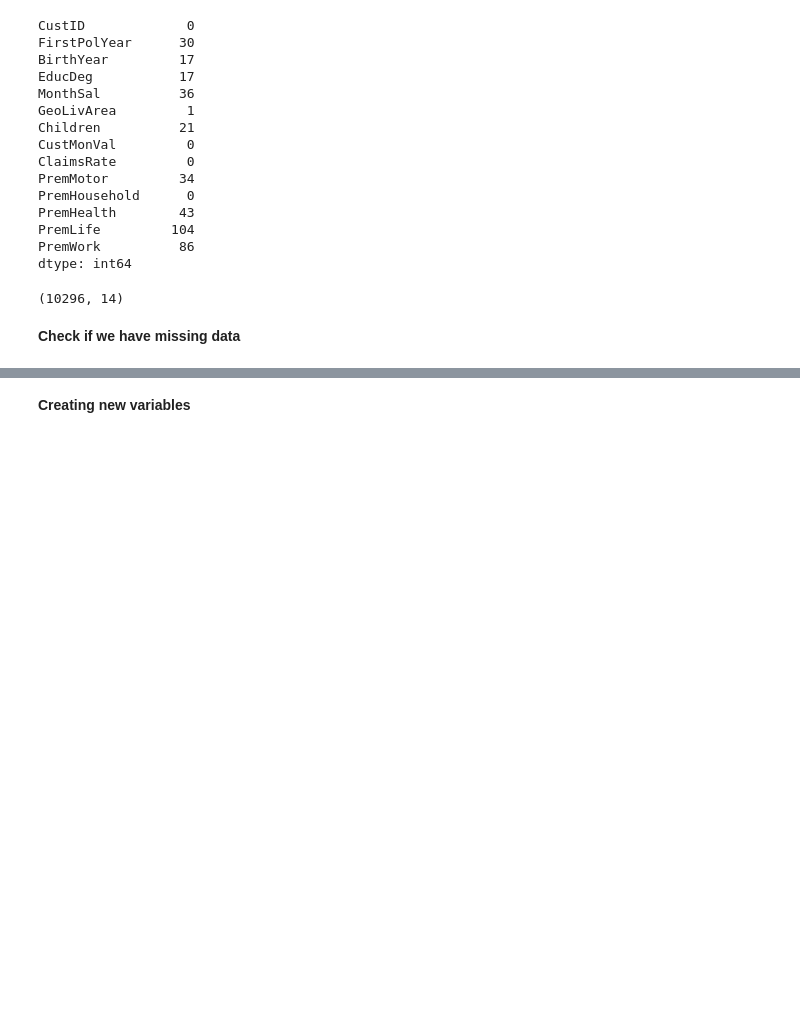
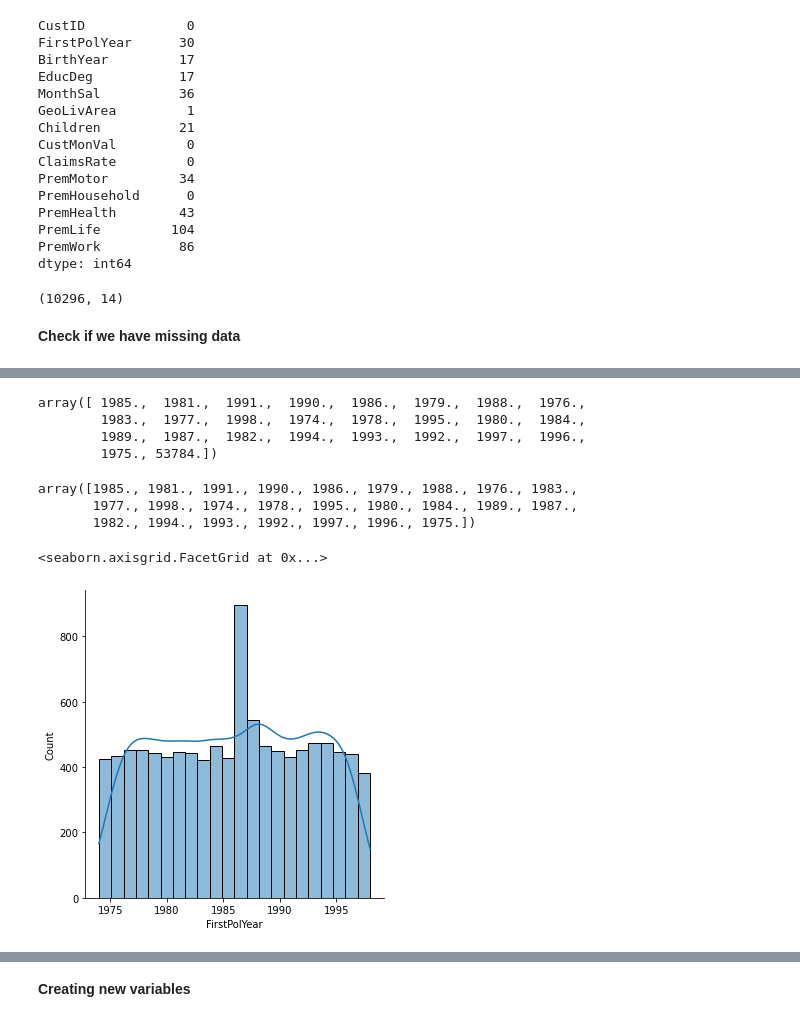
Before and after one commit to miguelince/insurance-clustering, a Jupyter notebook: code/Project.ipynb, the cells around one changed output, grey strips where cells are left out. Cells and saved outputs as stored; diff of their text form; code cells hidden in the pictures; blank space fills up the shorter version.

```diff
--- a/code/Project.ipynb
+++ b/code/Project.ipynb
@@ -69,10 +79,22 @@ In the data we can find that we have in total 309 rows with missing data. First
 # %%
-## imputing product premiums
+## imputing product premiums with 0
 
 dataset['PremMotor'].fillna(0, inplace=True)
 dataset['PremHealth'].fillna(0, inplace=True)
 dataset['PremLife'].fillna(0, inplace=True)
 dataset['PremWork'].fillna(0, inplace=True)
+
+## impute continuos variavels with the median
+
+dataset['MonthSal'].fillna(dataset['MonthSal'].median(),inplace=True)
+
+## impute discrete and categorical varibles with the mode
+
+dataset['FirstPolYear'].fillna(dataset['FirstPolYear'].mode()[0],inplace=True)
+dataset['BirthYear'].fillna(dataset['BirthYear'].mode()[0],inplace=True)
+dataset['EducDeg'].fillna(dataset['EducDeg'].mode()[0],inplace=True)
+dataset['GeoLivArea'].fillna(dataset['GeoLivArea'].mode()[0],inplace=True)
+dataset['Children'].fillna(dataset['Children'].mode()[0],inplace=True)
 # %%
 dataset.isna().sum()
 # %% [output]
@@ -93,3 +115 @@ PremWork          0
 dtype: int64
-# %%
-dataset.dropna(inplace=True)
@@ -99,0 +116,2 @@ dataset.shape
+# %%
+filtered_data = dataset.drop(columns=['CustID'])
@@ -99,0 +146,21 @@ dataset.shape
+# %%
+filtered_data['FirstPolYear'].unique()
+# %% [output]
+array([ 1985.,  1981.,  1991.,  1990.,  1986.,  1979.,  1988.,  1976.,
+        1983.,  1977.,  1998.,  1974.,  1978.,  1995.,  1980.,  1984.,
+        1989.,  1987.,  1982.,  1994.,  1993.,  1992.,  1997.,  1996.,
+        1975., 53784.])
+# %%
+## replace outlier with nan
+filtered_data.FirstPolYear.replace(53784, filtered_data['FirstPolYear'].mode()[0], inplace = True)
+# %%
+filtered_data['FirstPolYear'].unique() # the outlier was removed
+# %% [output]
+array([1985., 1981., 1991., 1990., 1986., 1979., 1988., 1976., 1983.,
+       1977., 1998., 1974., 1978., 1995., 1980., 1984., 1989., 1987.,
+       1982., 1994., 1993., 1992., 1997., 1996., 1975.])
+# %%
+sns.displot(data= filtered_data, x='FirstPolYear', kde=True)
+# %% [output]
+<seaborn.axisgrid.FacetGrid at 0x...>
+[figure, added]
```
Also changed, not shown: parts of 39 cells of this notebook.
